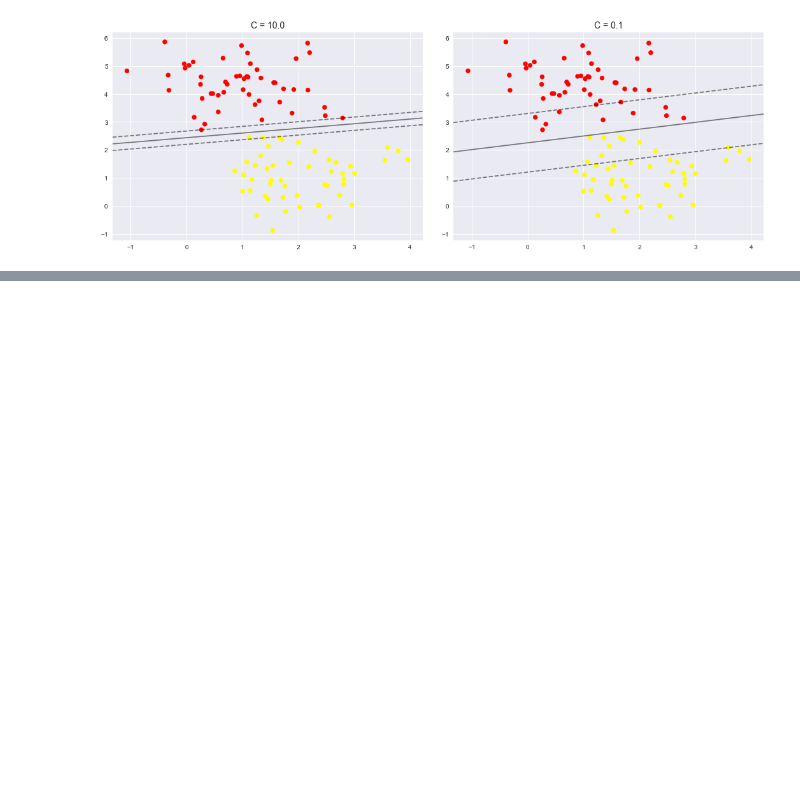
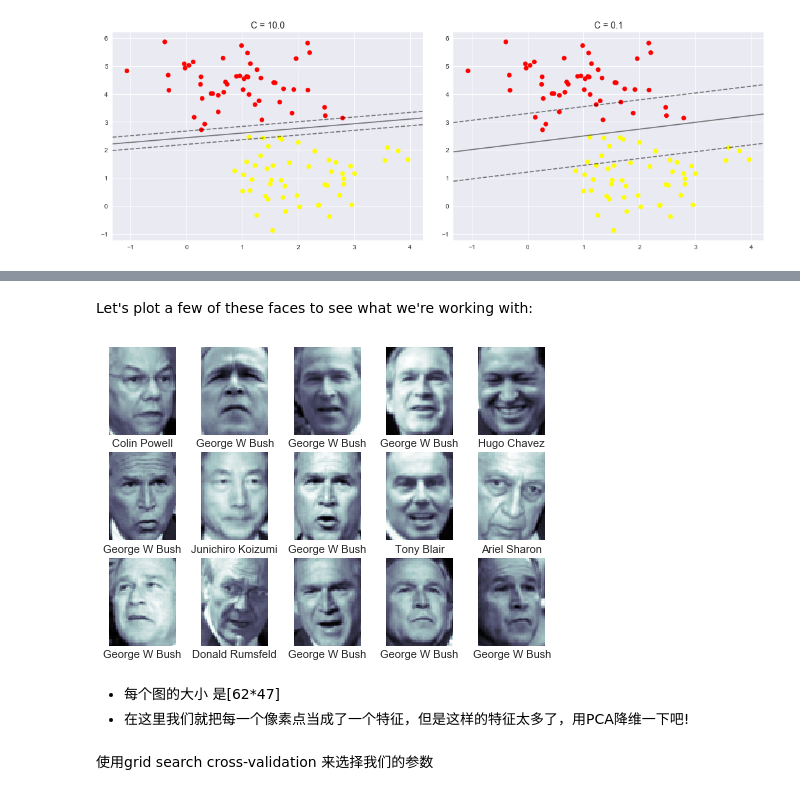
Before and after one commit to lixixi89055465/py_stu, a Jupyter notebook: tangyudi/配套案例/支持向量机/support_vector_machine.ipynb, the cells around one changed output, grey strips where cells are left out. Cells and saved outputs as stored; diff of their text form; code cells hidden in the pictures; blank space fills up the shorter version.

```diff
--- a/tangyudi/配套案例/支持向量机/support_vector_machine.ipynb
+++ b/tangyudi/配套案例/支持向量机/support_vector_machine.ipynb
@@ -216,0 +236,12 @@ for axi,gamma in zip(ax,[10.0,0.01]):
+# %% [markdown]
+Let's plot a few of these faces to see what we're working with:
+# %%
+fig,ax=plt.subplots(3,5)
+for i ,axi in enumerate(ax.flat):
+    axi.imshow(faces.images[i],cmap='bone')
+    axi.set(xticks=[],yticks=[],xlabel=faces.target_names[faces.target[i]])
+# %% [output]
+[figure, added]
+# %% [markdown]
+* 每个图的大小 是[62*47]
+* 在这里我们就把每一个像素点当成了一个特征，但是这样的特征太多了，用PCA降维一下吧!
@@ -216,0 +260,2 @@ for axi,gamma in zip(ax,[10.0,0.01]):
+# %% [markdown]
+使用grid search cross-validation 来选择我们的参数
```
Also changed, not shown: parts of 20 cells of this notebook.
